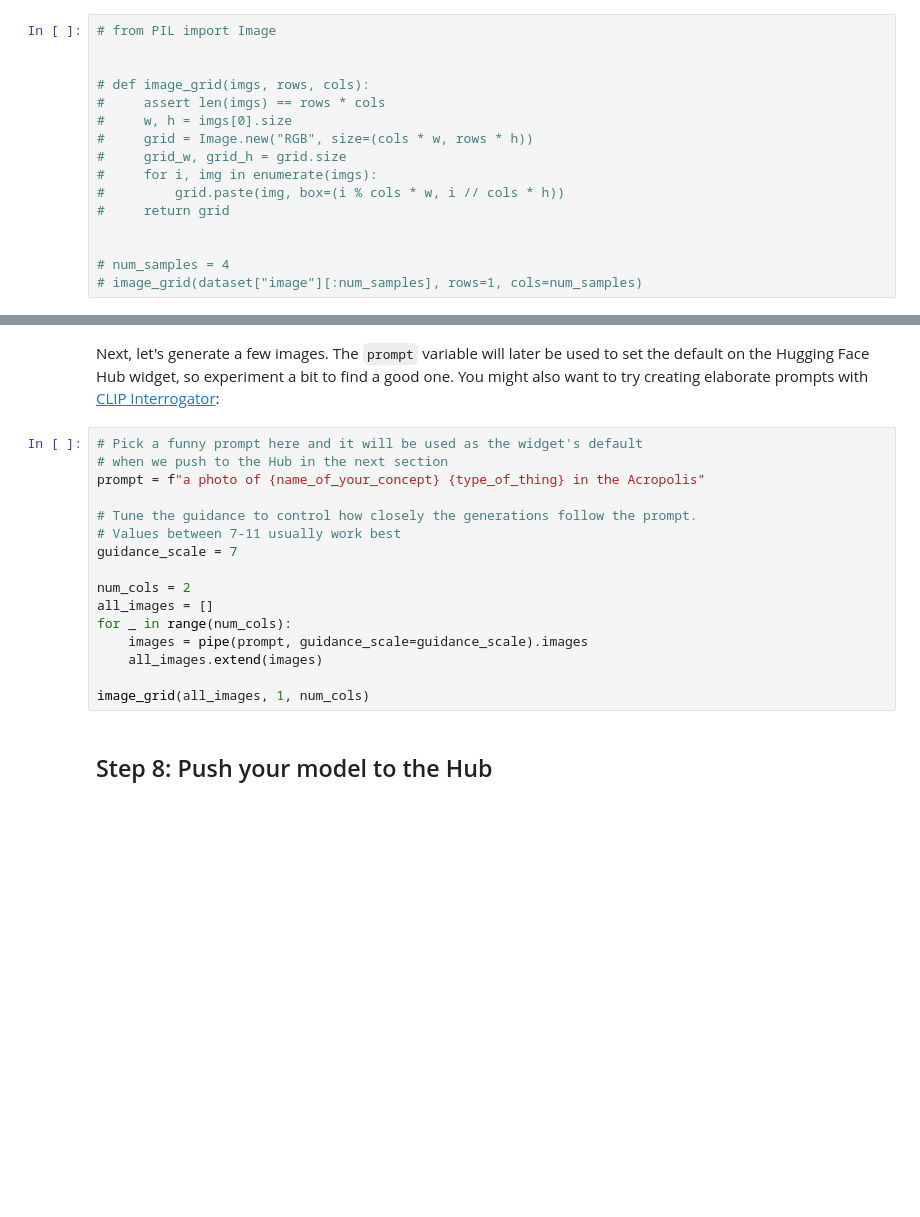
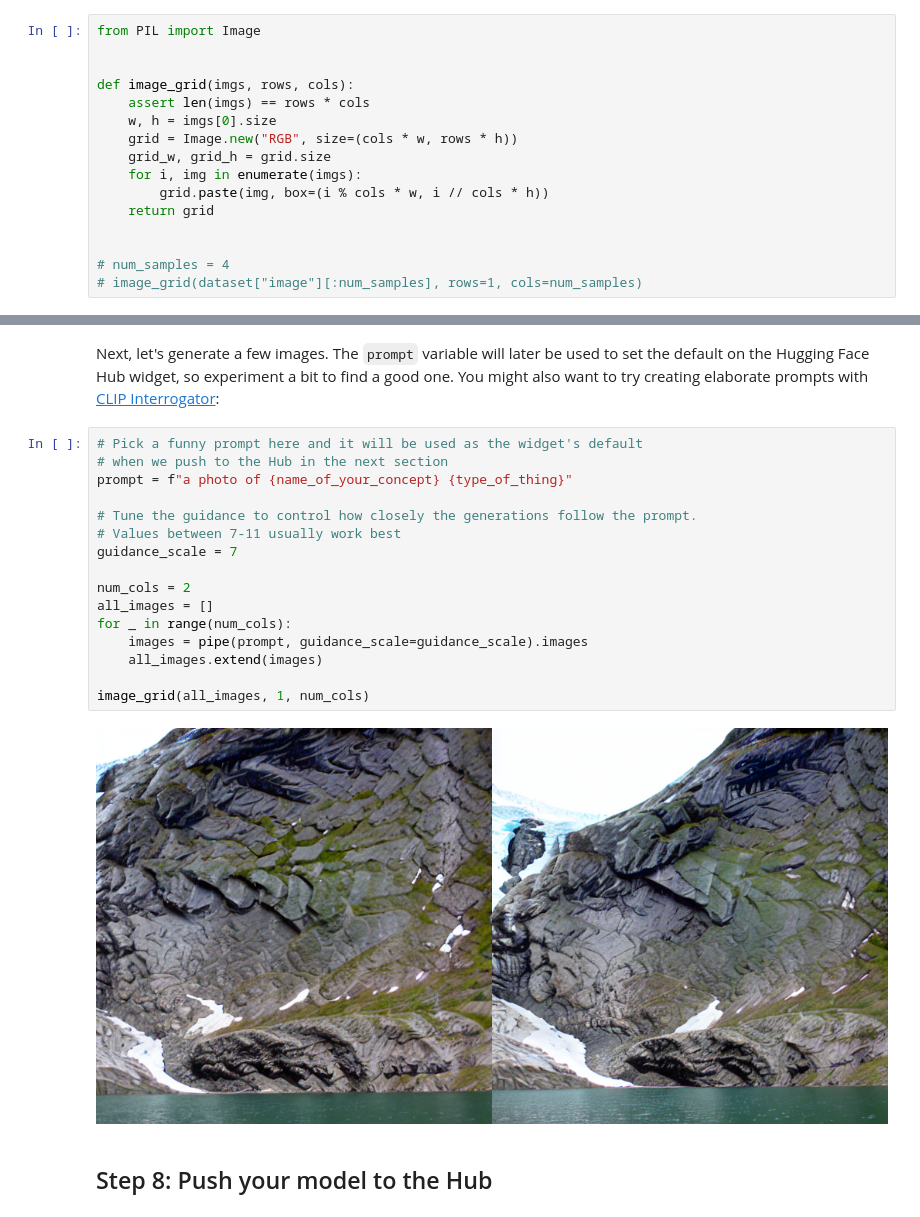
Before and after one commit to StatsGary/diffusion_models, a Jupyter notebook: Hackathon/dreambooth.ipynb, the cells around one changed output, grey strips where cells are left out. Drawn from its saved outputs; the diff is of its cells as text; blank space fills up the shorter version.

```diff
--- a/Hackathon/dreambooth.ipynb
+++ b/Hackathon/dreambooth.ipynb
@@ -218,17 +218,17 @@ Dataset({
 # %% [markdown]
 Now that we have our dataset, let's define a helper function to view a few of the images:
 # %%
-# from PIL import Image
+from PIL import Image
 
 
-# def image_grid(imgs, rows, cols):
-#     assert len(imgs) == rows * cols
-#     w, h = imgs[0].size
-#     grid = Image.new("RGB", size=(cols * w, rows * h))
-#     grid_w, grid_h = grid.size
-#     for i, img in enumerate(imgs):
-#         grid.paste(img, box=(i % cols * w, i // cols * h))
-#     return grid
+def image_grid(imgs, rows, cols):
+    assert len(imgs) == rows * cols
+    w, h = imgs[0].size
+    grid = Image.new("RGB", size=(cols * w, rows * h))
+    grid_w, grid_h = grid.size
+    for i, img in enumerate(imgs):
+        grid.paste(img, box=(i % cols * w, i // cols * h))
+    return grid
 
 
 # num_samples = 4
@@ -657,19 +665,21 @@ Next, let's generate a few images. The `prompt` variable will later be used to s
 # %%
 # Pick a funny prompt here and it will be used as the widget's default
 # when we push to the Hub in the next section
-prompt = f"a photo of {name_of_your_concept} {type_of_thing} in the Acropolis"
+prompt = f"a photo of {name_of_your_concept} {type_of_thing}"
 
 # Tune the guidance to control how closely the generations follow the prompt.
 # Values between 7-11 usually work best
 guidance_scale = 7
 
 num_cols = 2
 all_images = []
 for _ in range(num_cols):
     images = pipe(prompt, guidance_scale=guidance_scale).images
     all_images.extend(images)
 
 image_grid(all_images, 1, num_cols)
+# %% [output]
+[figure, added]
 # %% [markdown]
 ## Step 8: Push your model to the Hub
 # %% [markdown]
```
Also changed, not shown: parts of 5 cells of this notebook, 1 other file.
